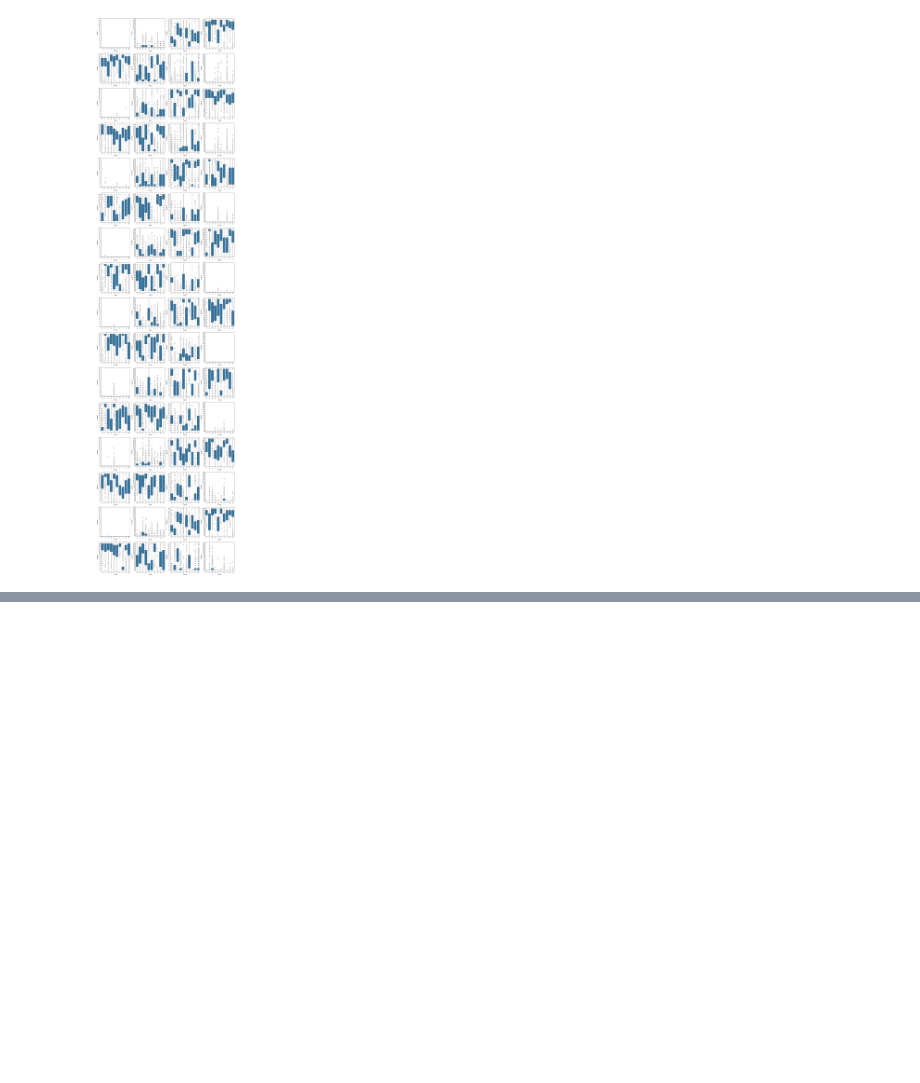
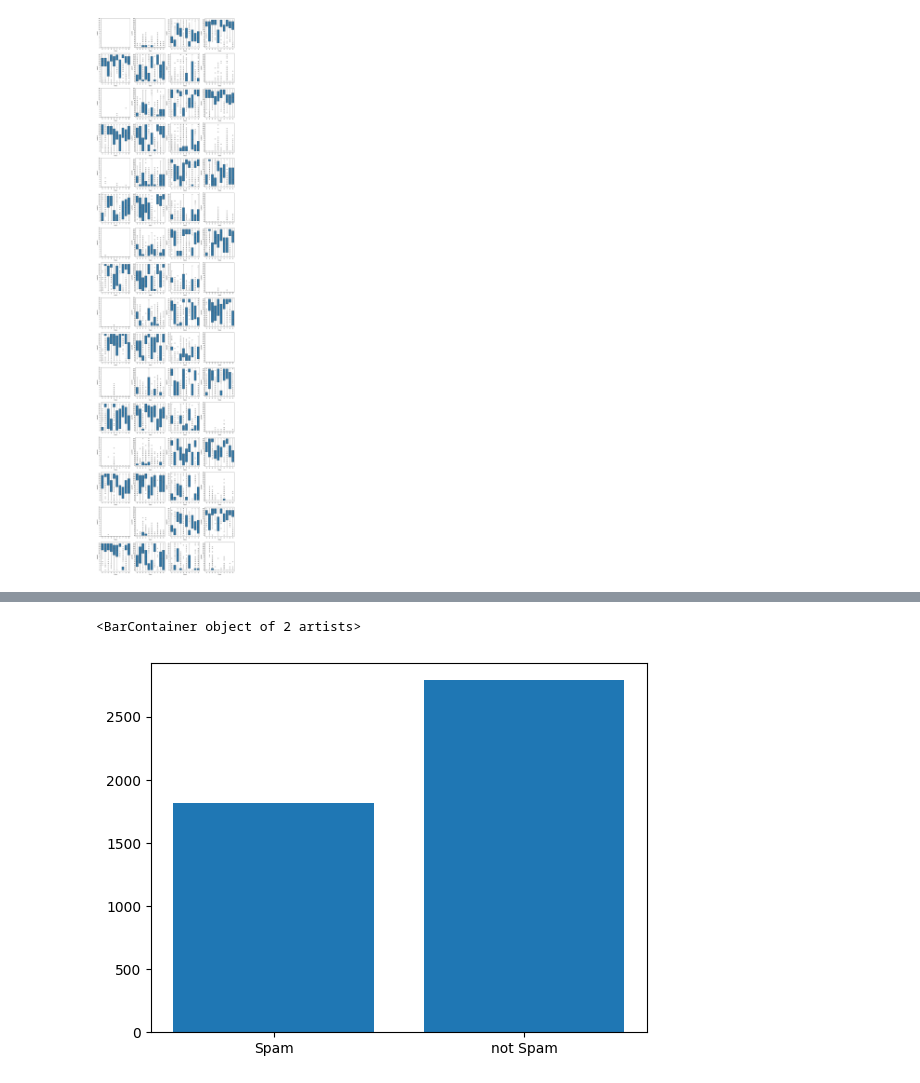
Before and after one commit to KarthikPreVin/MACHINE-LEARNING-LAB, a Jupyter notebook: ASSIGNMENT 1.ipynb, the cells around one changed output, grey strips where cells are left out. Saved outputs shown, nothing was run; the diff lists cells and outputs as text; code cells hidden in the pictures; blank space fills up the shorter version.

Commit message:
Email classification finished

```diff
--- a/ASSIGNMENT 1.ipynb
+++ b/ASSIGNMENT 1.ipynb
@@ -279,0 +294,3 @@ output.sort_values("P value")
+# %%
+email = pd.read_csv("./datasets/dataset2.csv")
+email.info()
@@ -279,0 +315,5 @@ output.sort_values("P value")
+# %%
+plt.bar(["Spam", "not Spam"], [len(email[email["class"]==1]),len(email[email["class"]==0])])
+# %% [output]
+<BarContainer object of 2 artists>
+[figure, added]
```
Also changed, not shown: parts of 7 cells of this notebook, 2 other files.
